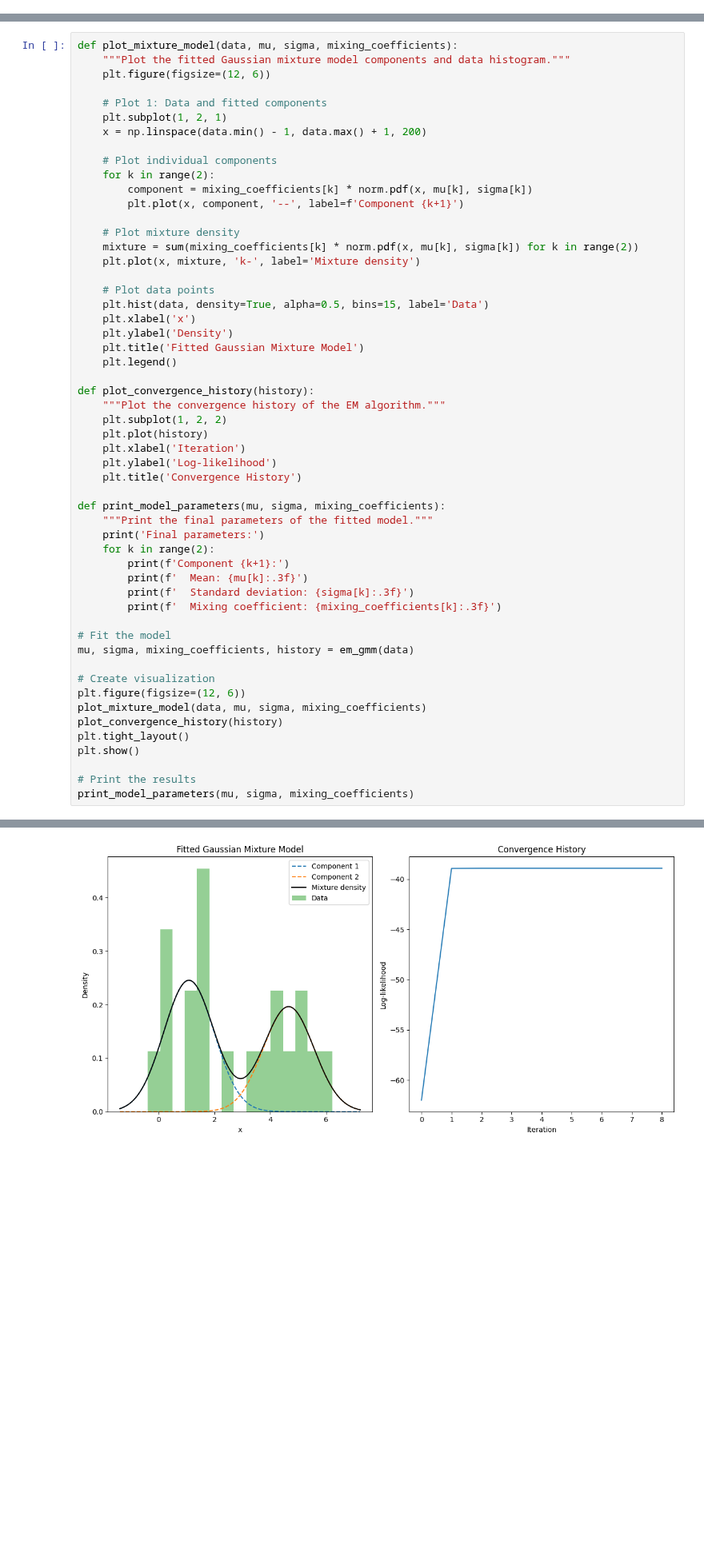
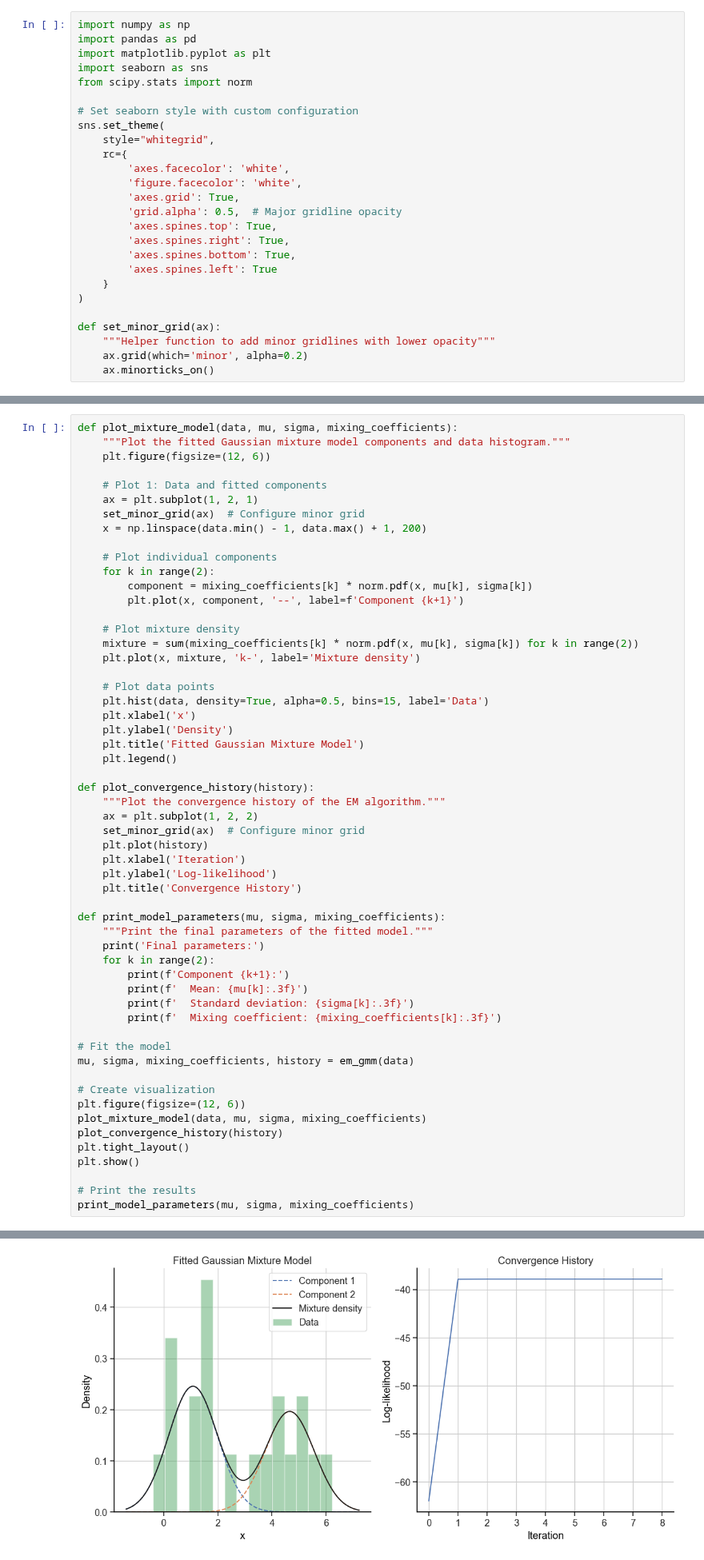
Before and after one commit to chris-leonard/elements-of-statistical-learning, a Jupyter notebook: chapter-8/chapter-8-notes.ipynb, the cells around one changed output, grey strips where cells are left out. Shown at 80% size. Cells and saved outputs as stored; diff of their text form; blank space fills up the shorter version.

```diff
--- a/chapter-8/chapter-8-notes.ipynb
+++ b/chapter-8/chapter-8-notes.ipynb
@@ -1,2 +1,28 @@
 # %% [markdown]
 # Chapter 8 Notes
+# %%
+import numpy as np
+import pandas as pd
+import matplotlib.pyplot as plt
+import seaborn as sns
+from scipy.stats import norm
+
+# Set seaborn style with custom configuration
+sns.set_theme(
+    style="whitegrid",
+    rc={
+        'axes.facecolor': 'white',
+        'figure.facecolor': 'white',
+        'axes.grid': True,
+        'grid.alpha': 0.5,  # Major gridline opacity
+        'axes.spines.top': True,
+        'axes.spines.right': True,
+        'axes.spines.bottom': True,
+        'axes.spines.left': True
+    }
+)
+
+def set_minor_grid(ax):
+    """Helper function to add minor gridlines with lower opacity"""
+    ax.grid(which='minor', alpha=0.2)
+    ax.minorticks_on()
@@ -120,7 +143,8 @@ def plot_mixture_model(data, mu, sigma, mixing_coefficients):
     plt.figure(figsize=(12, 6))
 
     # Plot 1: Data and fitted components
-    plt.subplot(1, 2, 1)
+    ax = plt.subplot(1, 2, 1)
+    set_minor_grid(ax)  # Configure minor grid
     x = np.linspace(data.min() - 1, data.max() + 1, 200)
 
     # Plot individual components
@@ -141,7 +165,8 @@ def plot_mixture_model(data, mu, sigma, mixing_coefficients):
 
 def plot_convergence_history(history):
     """Plot the convergence history of the EM algorithm."""
-    plt.subplot(1, 2, 2)
+    ax = plt.subplot(1, 2, 2)
+    set_minor_grid(ax)  # Configure minor grid
     plt.plot(history)
     plt.xlabel('Iteration')
     plt.ylabel('Log-likelihood')
@@ -173 +199 @@ print_model_parameters(mu, sigma, mixing_coefficients)
-[figure, old version]
+[figure, new version]
```
Also changed, not shown: parts of 6 cells of this notebook.
